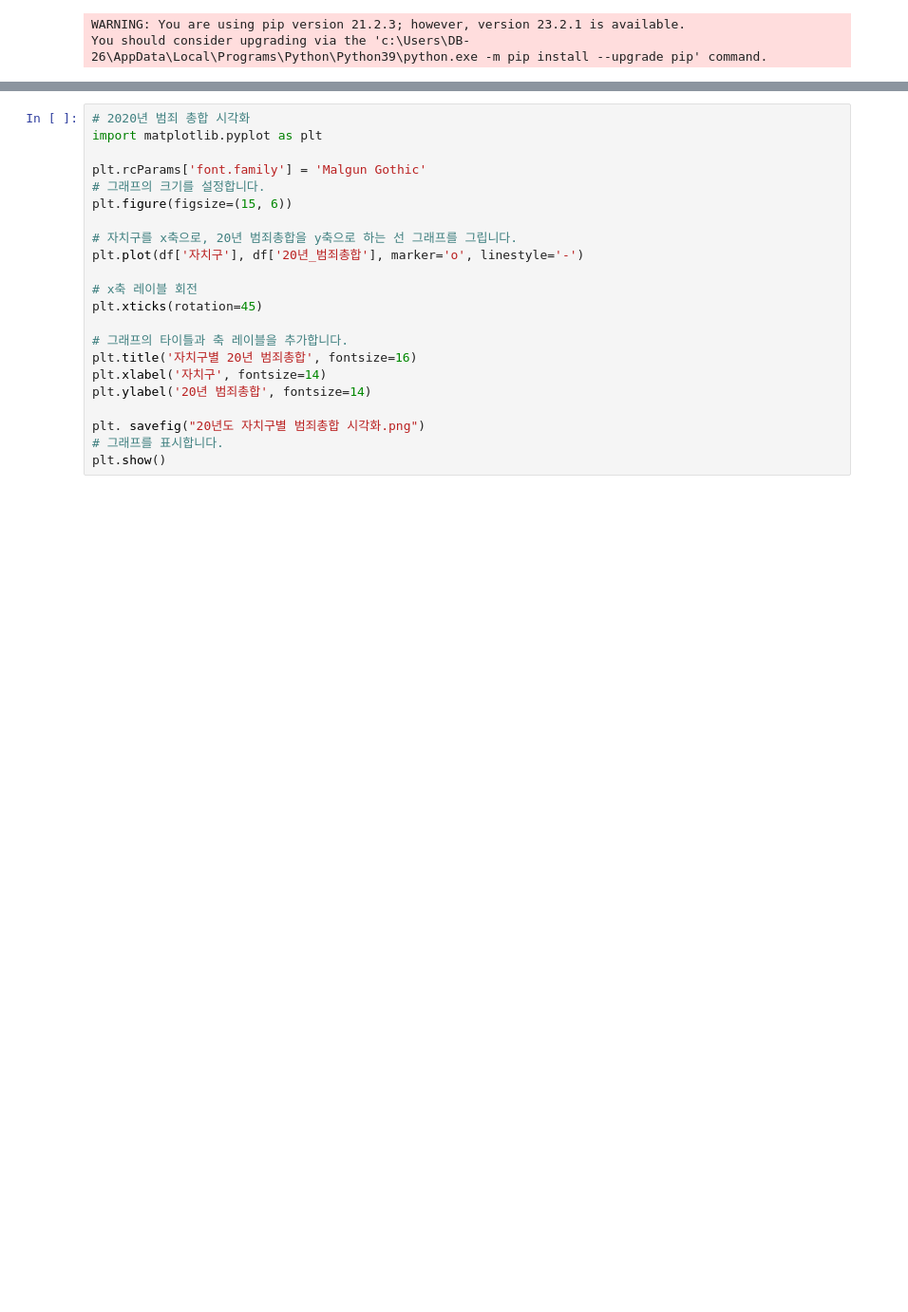
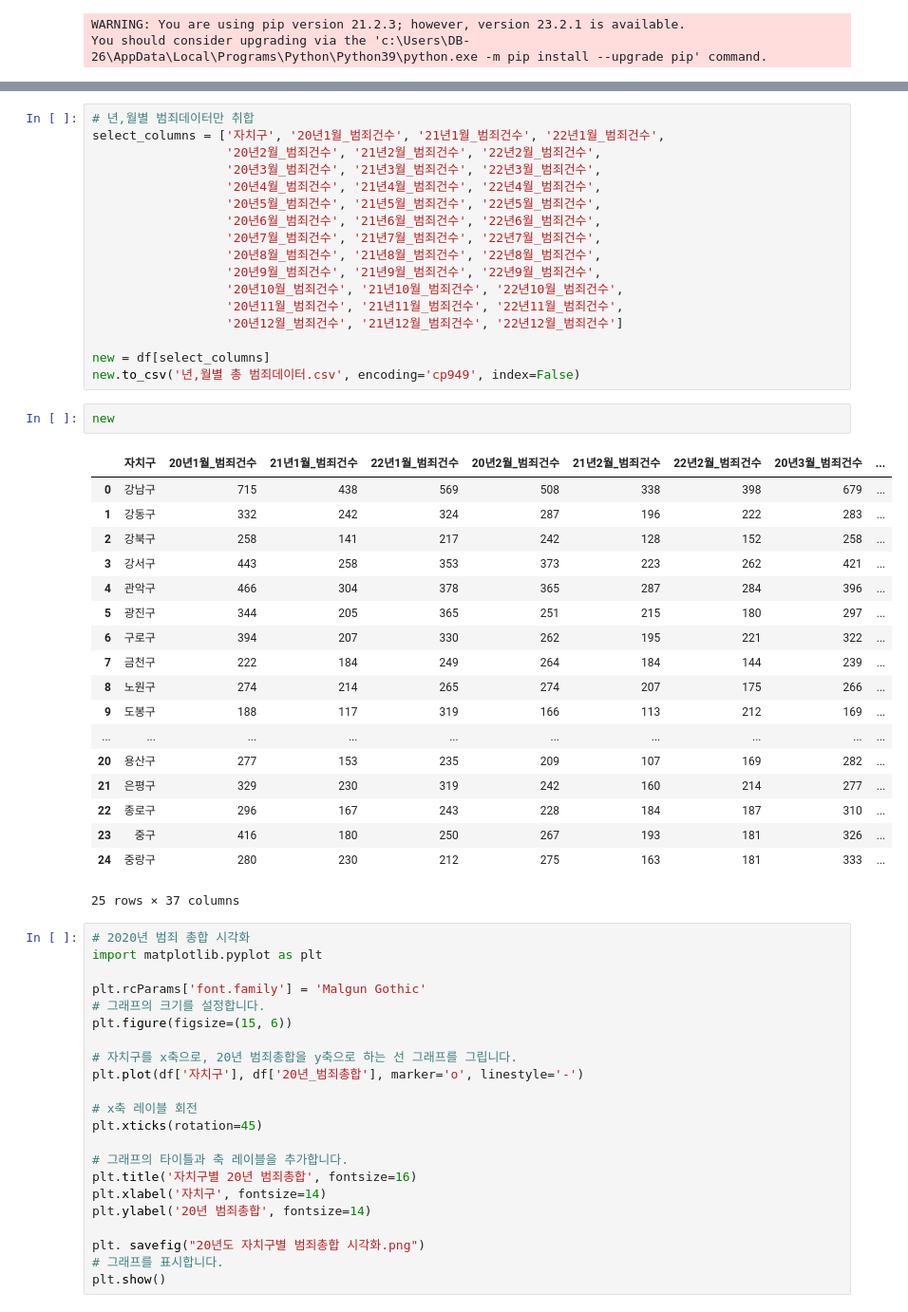
Before and after one commit to BanSugyeong/Crime-Alert-Service, a Jupyter notebook: crime/crime_preprocessing.ipynb, the cells around one changed output, grey strips where cells are left out. Shown at 95% size. Drawn from its saved outputs; the diff is of its cells as text; blank space fills up the shorter version.

```diff
--- a/crime/crime_데이터양식.ipynb
+++ b/crime/crime_preprocessing.ipynb
@@ -208,3 +223,41 @@ df
+# %%
+# 년,월별 범죄데이터만 취합
+select_columns = ['자치구', '20년1월_범죄건수', '21년1월_범죄건수', '22년1월_범죄건수',
+                  '20년2월_범죄건수', '21년2월_범죄건수', '22년2월_범죄건수',
+                  '20년3월_범죄건수', '21년3월_범죄건수', '22년3월_범죄건수',
+                  '20년4월_범죄건수', '21년4월_범죄건수', '22년4월_범죄건수',
+                  '20년5월_범죄건수', '21년5월_범죄건수', '22년5월_범죄건수',
+                  '20년6월_범죄건수', '21년6월_범죄건수', '22년6월_범죄건수',
+                  '20년7월_범죄건수', '21년7월_범죄건수', '22년7월_범죄건수',
+                  '20년8월_범죄건수', '21년8월_범죄건수', '22년8월_범죄건수',
+                  '20년9월_범죄건수', '21년9월_범죄건수', '22년9월_범죄건수',
+                  '20년10월_범죄건수', '21년10월_범죄건수', '22년10월_범죄건수',
+                  '20년11월_범죄건수', '21년11월_범죄건수', '22년11월_범죄건수',
+                  '20년12월_범죄건수', '21년12월_범죄건수', '22년12월_범죄건수']
+
+new = df[select_columns]
+new.to_csv('년,월별 총 범죄데이터.csv', encoding='cp949', index=False)
+# %%
+new
+# %% [output]
+|  | 자치구 | 20년1월_범죄건수 | 21년1월_범죄건수 | 22년1월_범죄건수 | 20년2월_범죄건수 | 21년2월_범죄건수 | 22년2월_범죄건수 | 20년3월_범죄건수 | ... |
+| 0 | 강남구 | 715 | 438 | 569 | 508 | 338 | 398 | 679 | ... |
+| 1 | 강동구 | 332 | 242 | 324 | 287 | 196 | 222 | 283 | ... |
+| 2 | 강북구 | 258 | 141 | 217 | 242 | 128 | 152 | 258 | ... |
+| 3 | 강서구 | 443 | 258 | 353 | 373 | 223 | 262 | 421 | ... |
+| 4 | 관악구 | 466 | 304 | 378 | 365 | 287 | 284 | 396 | ... |
+| 5 | 광진구 | 344 | 205 | 365 | 251 | 215 | 180 | 297 | ... |
+| 6 | 구로구 | 394 | 207 | 330 | 262 | 195 | 221 | 322 | ... |
+| 7 | 금천구 | 222 | 184 | 249 | 264 | 184 | 144 | 239 | ... |
+| 8 | 노원구 | 274 | 214 | 265 | 274 | 207 | 175 | 266 | ... |
+| 9 | 도봉구 | 188 | 117 | 319 | 166 | 113 | 212 | 169 | ... |
+| ... | ... | ... | ... | ... | ... | ... | ... | ... | ... |
+| 20 | 용산구 | 277 | 153 | 235 | 209 | 107 | 169 | 282 | ... |
+| 21 | 은평구 | 329 | 230 | 319 | 242 | 160 | 214 | 277 | ... |
+| 22 | 종로구 | 296 | 167 | 243 | 228 | 184 | 187 | 310 | ... |
+| 23 | 중구 | 416 | 180 | 250 | 267 | 193 | 181 | 326 | ... |
+| 24 | 중랑구 | 280 | 230 | 212 | 275 | 163 | 181 | 333 | ... |
+25 rows × 37 columns
 # %%
 # 2020년 범죄 총합 시각화
 import matplotlib.pyplot as plt
```
Also changed, not shown: parts of 4 cells of this notebook, 33 other files.
